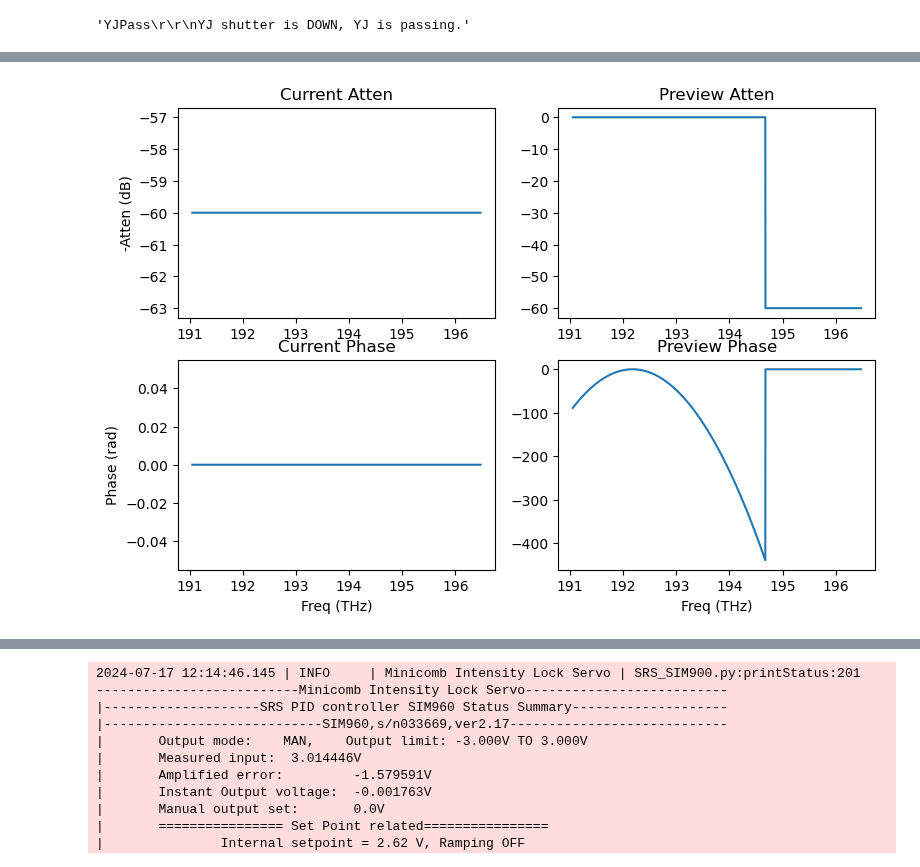
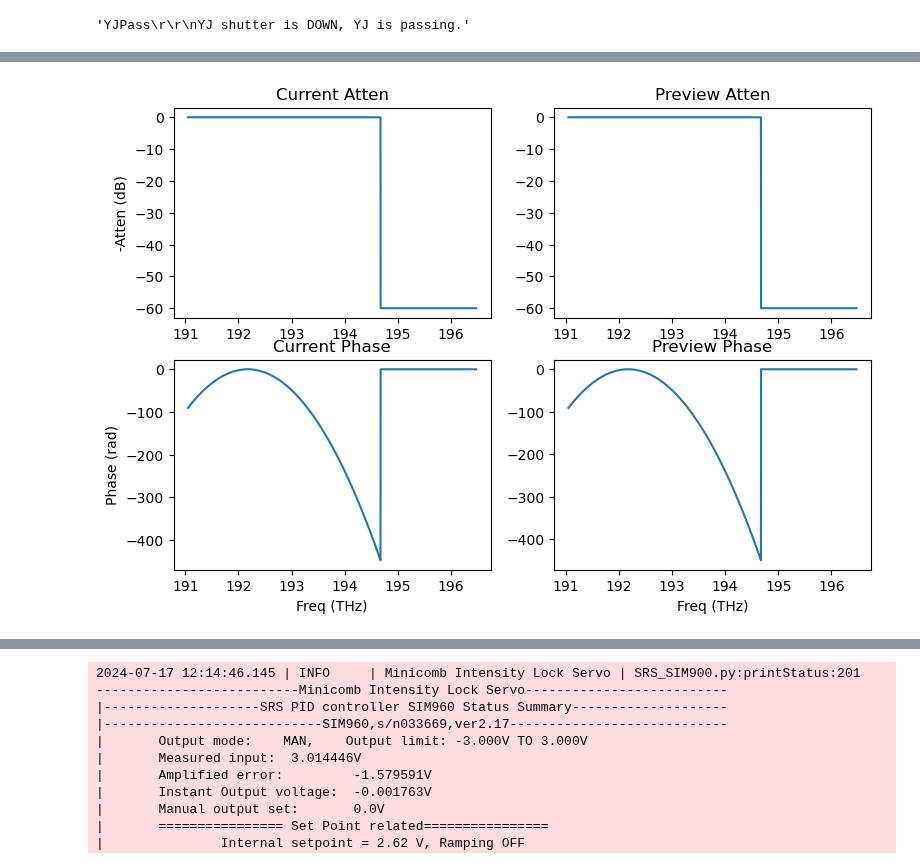
Before and after one commit to kester2015/KeckLFC-deploy, a Jupyter notebook: Notebooks/Minicomb_test_Feb.ipynb, the cells around one changed output, grey strips where cells are left out. Saved outputs shown, nothing was run; the diff lists cells and outputs as text; code cells hidden in the pictures.

```diff
--- a/Notebooks/Minicomb_test_Feb.ipynb
+++ b/Notebooks/Minicomb_test_Feb.ipynb
@@ -687,5 +697,5 @@ Finisar Waveshaper SN201904 disconnected
 # %%
-wsp.set3rdDisper(d2=-2.76,d3=0.)
+wsp.set3rdDisper(d2=-2.82,d3=0.)
 wsp.setBandPass(span=5)
 wsp.plotStatus()
 wsp.writeProfile()
@@ -698,5 +708,5 @@ Waveshaper Set atten to BandPass [189.675~194.675] THz ([1580.559~1539.964] nm).
 Waveshaper profile write successful.
-[figure, old version]
+[figure, new version]
 # %%
 osa.get_trace('a')
 # %% [output]
```
Also changed, not shown: parts of 55 cells of this notebook, 9 other files.
